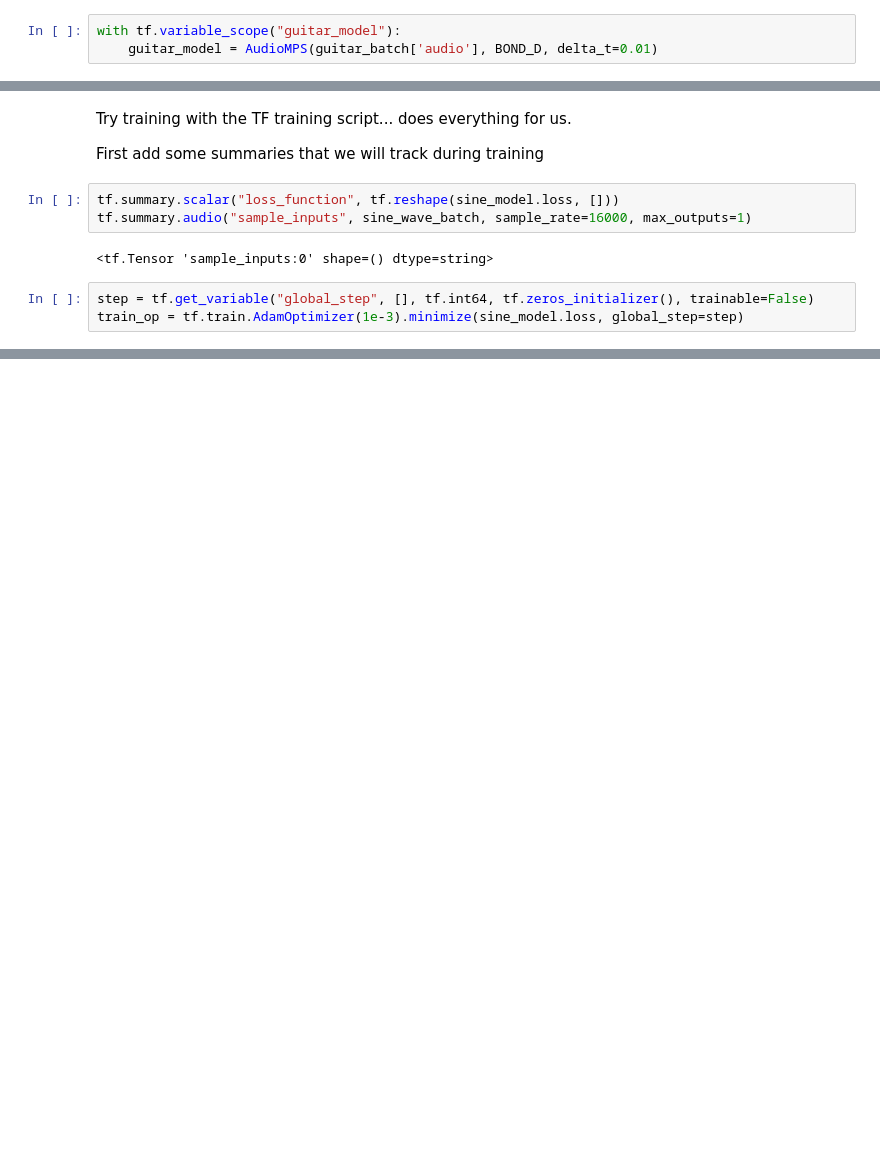
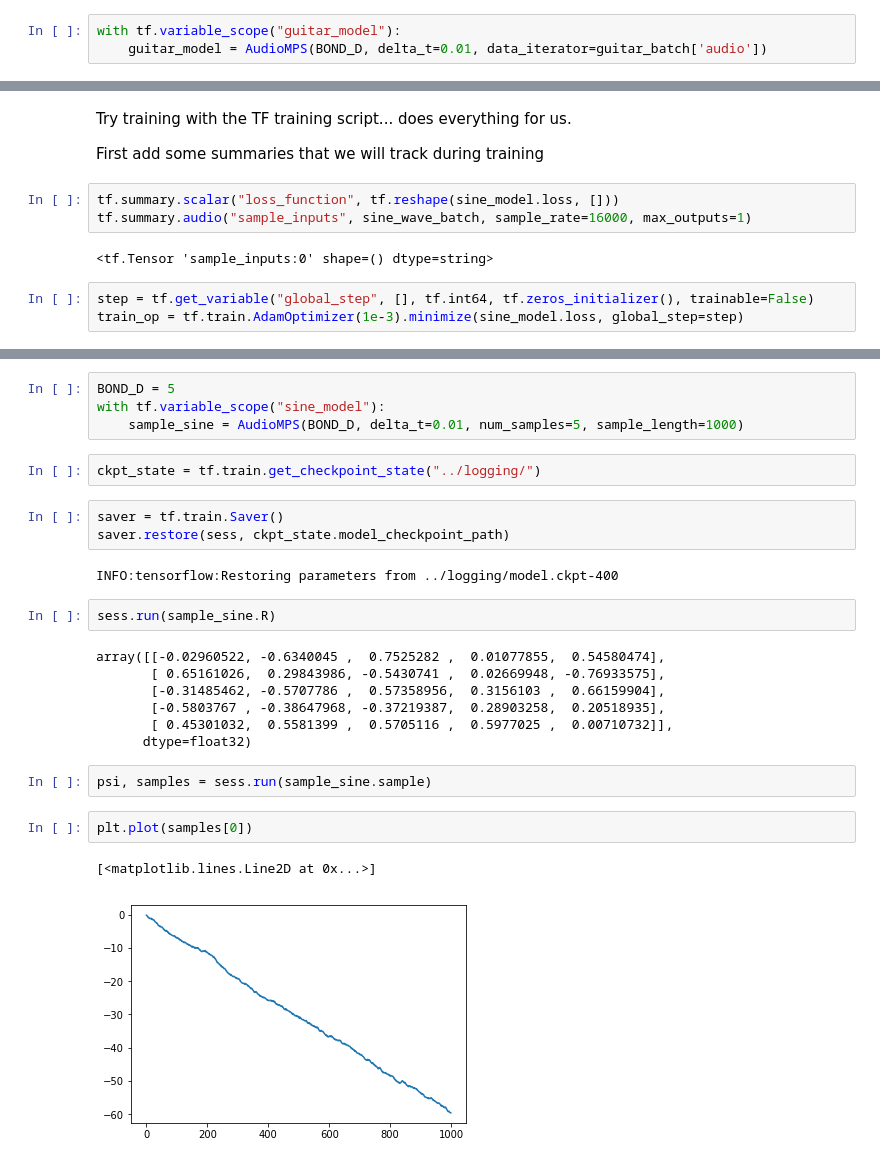
Before and after one commit to AustenLamacraft/audio-mps, a Jupyter notebook: notebooks/testing-AudioMPS.ipynb, the cells around one changed output, grey strips where cells are left out. Drawn from its saved outputs; the diff is of its cells as text; blank space fills up the shorter version.

Commit message:
Added sampling and fiddled with `__init__` a bit. Added scope names for nicer TensorBoard visualization. SAMPLING DOESN'T WORK: psi isn't updated during `tf.scan`.

```diff
--- a/notebooks/testing-AudioMPS.ipynb
+++ b/notebooks/testing-AudioMPS.ipynb
@@ -57,7 +57,7 @@ plt.plot(np.diff(sess.run(guitar_batch['audio'])[0][20000:20200]))
 BOND_D = 5
 # %%
 with tf.variable_scope("guitar_model"):
-    guitar_model = AudioMPS(guitar_batch['audio'], BOND_D, delta_t=0.01)
+    guitar_model = AudioMPS(BOND_D, delta_t=0.01, data_iterator=guitar_batch['audio'])
 # %%
 sess.run(tf.global_variables_initializer())
 # %%
@@ -118,0 +111,27 @@ KeyboardInterrupt:
+# %%
+BOND_D = 5
+with tf.variable_scope("sine_model"):
+    sample_sine = AudioMPS(BOND_D, delta_t=0.01, num_samples=5, sample_length=1000)
+# %%
+ckpt_state = tf.train.get_checkpoint_state("../logging/")
+# %%
+saver = tf.train.Saver()
+saver.restore(sess, ckpt_state.model_checkpoint_path)
+# %% [output]
+INFO:tensorflow:Restoring parameters from ../logging/model.ckpt-400
+# %%
+sess.run(sample_sine.R)
+# %% [output]
+array([[-0.02960522, -0.6340045 ,  0.7525282 ,  0.01077855,  0.54580474],
+       [ 0.65161026,  0.29843986, -0.5430741 ,  0.02669948, -0.76933575],
+       [-0.31485462, -0.5707786 ,  0.57358956,  0.3156103 ,  0.66159904],
+       [-0.5803767 , -0.38647968, -0.37219387,  0.28903258,  0.20518935],
+       [ 0.45301032,  0.5581399 ,  0.5705116 ,  0.5977025 ,  0.00710732]],
+      dtype=float32)
+# %%
+psi, samples = sess.run(sample_sine.sample)
+# %%
+plt.plot(samples[0])
+# %% [output]
+[<matplotlib.lines.Line2D at 0x...>]
+[figure, added]
```
Also changed, not shown: parts of 9 cells of this notebook, 19 other files.
